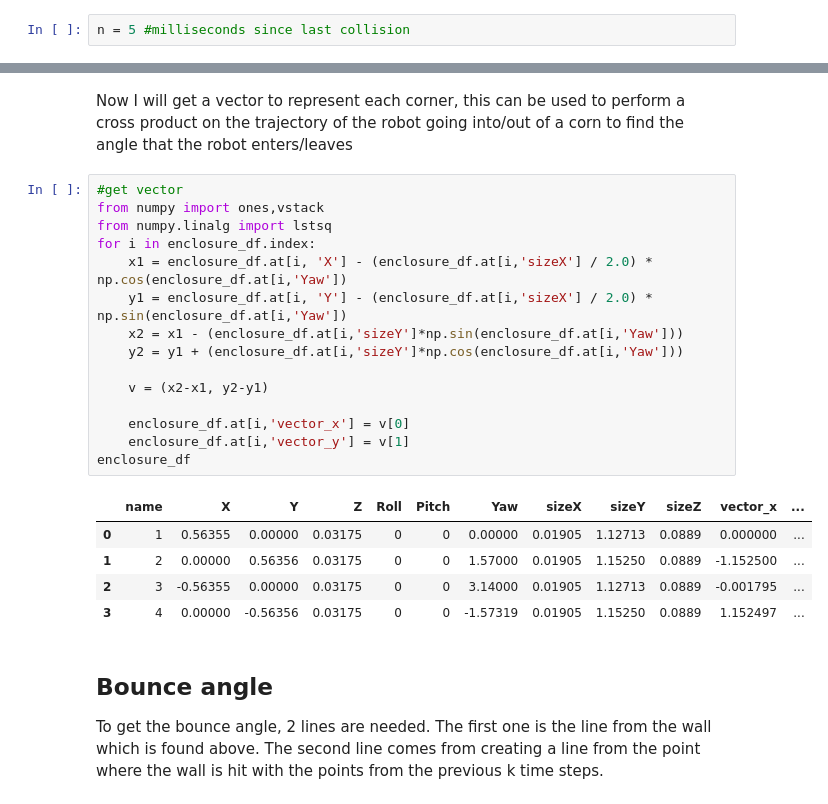
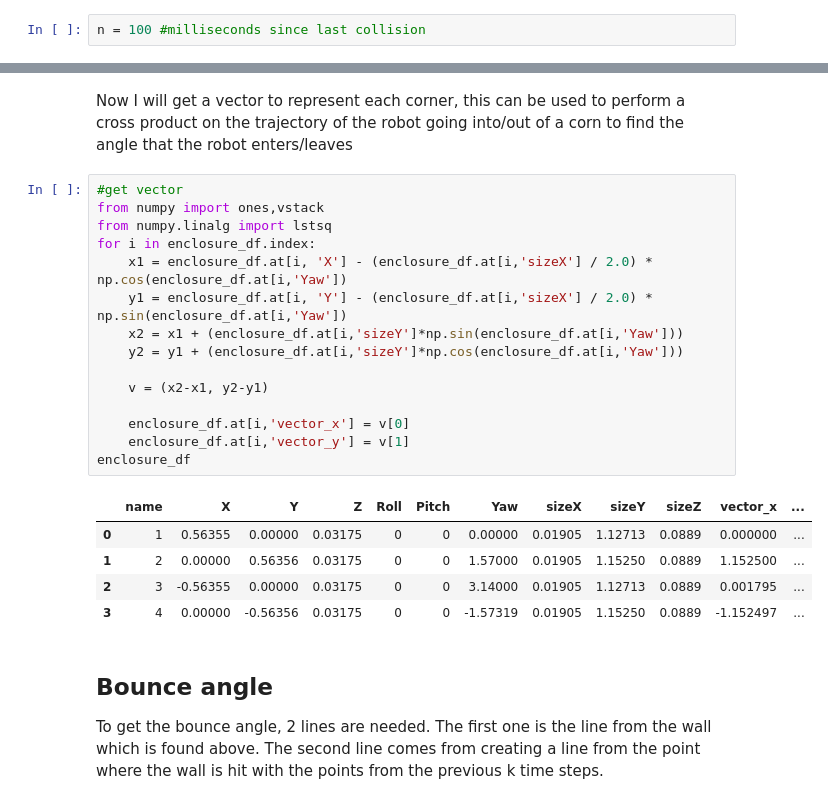
Before and after one commit to alexandroid000/self-assembly, a Jupyter notebook: dataAnalysis/develop/data_clean/cleans_minimal.ipynb, the cells around one changed output, grey strips where cells are left out. Cells and saved outputs as stored; diff of their text form.

```diff
--- a/dataAnalysis/develop/data_clean/cleans_minimal.ipynb
+++ b/dataAnalysis/develop/data_clean/cleans_minimal.ipynb
@@ -85,7 +85,7 @@ for i in df.index:
         if type(df['WallId(s)'][i]) != str:
              print("Error, non-string detected!")
 # %%
-n = 5 #milliseconds since last collision
+n = 100 #milliseconds since last collision
 # %%
 rowsSinceLastWall = 0
 lastWall = None
@@ -140,24 +140,24 @@ the robot going into/out of a corn to find the angle that the robot enters/leave
 # %%
 #get vector
 from numpy import ones,vstack
 from numpy.linalg import lstsq
 for i in enclosure_df.index:
     x1 = enclosure_df.at[i, 'X'] - (enclosure_df.at[i,'sizeX'] / 2.0) * np.cos(enclosure_df.at[i,'Yaw'])
     y1 = enclosure_df.at[i, 'Y'] - (enclosure_df.at[i,'sizeX'] / 2.0) * np.sin(enclosure_df.at[i,'Yaw'])
-    x2 = x1 - (enclosure_df.at[i,'sizeY']*np.sin(enclosure_df.at[i,'Yaw']))
+    x2 = x1 + (enclosure_df.at[i,'sizeY']*np.sin(enclosure_df.at[i,'Yaw']))
     y2 = y1 + (enclosure_df.at[i,'sizeY']*np.cos(enclosure_df.at[i,'Yaw']))
 
     v = (x2-x1, y2-y1)
 
     enclosure_df.at[i,'vector_x'] = v[0]
     enclosure_df.at[i,'vector_y'] = v[1]
 enclosure_df
 # %% [output]
 |  | name | X | Y | Z | Roll | Pitch | Yaw | sizeX | sizeY | sizeZ | vector_x | ... |
 | 0 | 1 | 0.56355 | 0.00000 | 0.03175 | 0 | 0 | 0.00000 | 0.01905 | 1.12713 | 0.0889 | 0.000000 | ... |
-| 1 | 2 | 0.00000 | 0.56356 | 0.03175 | 0 | 0 | 1.57000 | 0.01905 | 1.15250 | 0.0889 | -1.152500 | ... |
-| 2 | 3 | -0.56355 | 0.00000 | 0.03175 | 0 | 0 | 3.14000 | 0.01905 | 1.12713 | 0.0889 | -0.001795 | ... |
-| 3 | 4 | 0.00000 | -0.56356 | 0.03175 | 0 | 0 | -1.57319 | 0.01905 | 1.15250 | 0.0889 | 1.152497 | ... |
+| 1 | 2 | 0.00000 | 0.56356 | 0.03175 | 0 | 0 | 1.57000 | 0.01905 | 1.15250 | 0.0889 | 1.152500 | ... |
+| 2 | 3 | -0.56355 | 0.00000 | 0.03175 | 0 | 0 | 3.14000 | 0.01905 | 1.12713 | 0.0889 | 0.001795 | ... |
+| 3 | 4 | 0.00000 | -0.56356 | 0.03175 | 0 | 0 | -1.57319 | 0.01905 | 1.15250 | 0.0889 | -1.152497 | ... |
 # %% [markdown]
 ## Bounce angle
 
```
Also changed, not shown: parts of 7 cells of this notebook, 1 other file.
